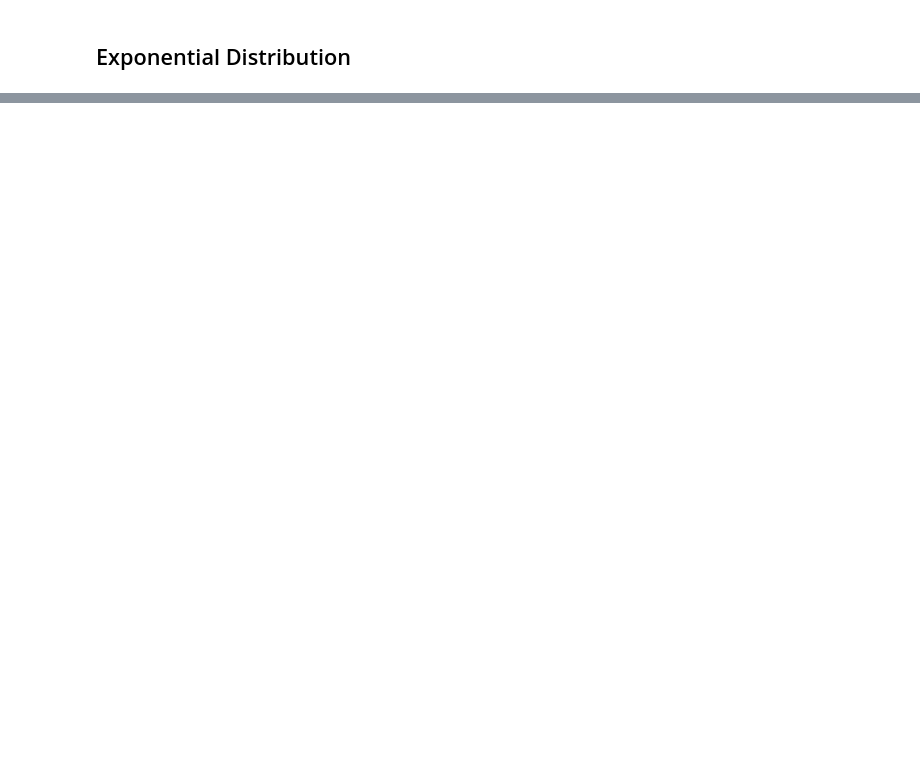
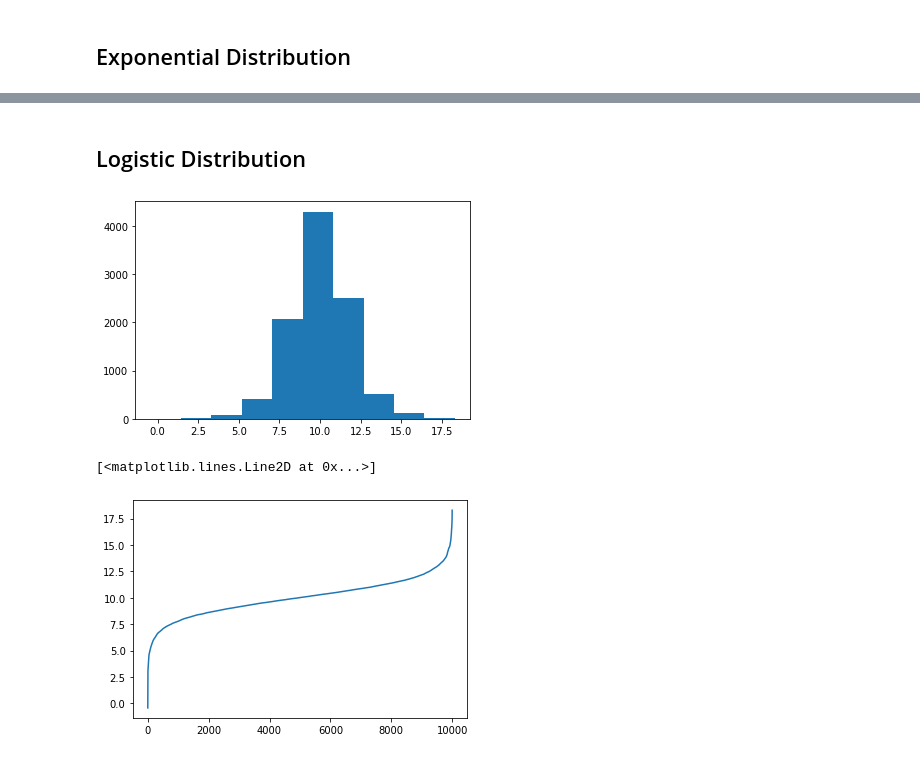
Before and after one commit to itskeithstudent/Programming-for-Data-Analysis-52465-Assignment, a Jupyter notebook: numpy_random.ipynb, the cells around one changed output, grey strips where cells are left out. Saved outputs shown, nothing was run; the diff lists cells and outputs as text; code cells hidden in the pictures; blank space fills up the shorter version.

```diff
--- a/numpy_random.ipynb
+++ b/numpy_random.ipynb
@@ -205,0 +205,12 @@ min(exp_)
+# %% [markdown]
+## Logistic Distribution
+# %%
+log_dist_array = np.random.default_rng().logistic(loc, scale, 10000)
+log_dist_array.sort() #sorting the array to do lineplot
+plt.hist(log_dist_array)
+plt.show();
+plt.plot(log_dist_array)
+# %% [output]
+[figure, added]
+[<matplotlib.lines.Line2D at 0x...>]
+[figure, added]
```
Also changed, not shown: parts of 18 cells of this notebook.
